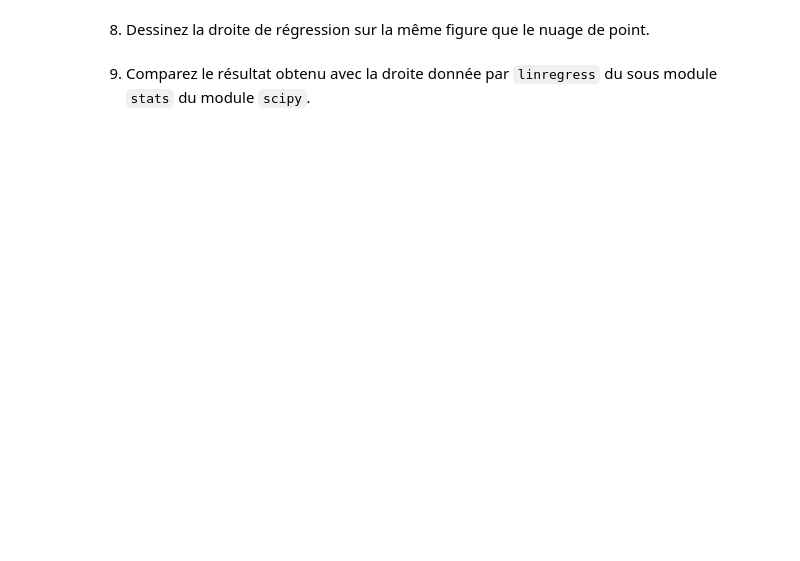
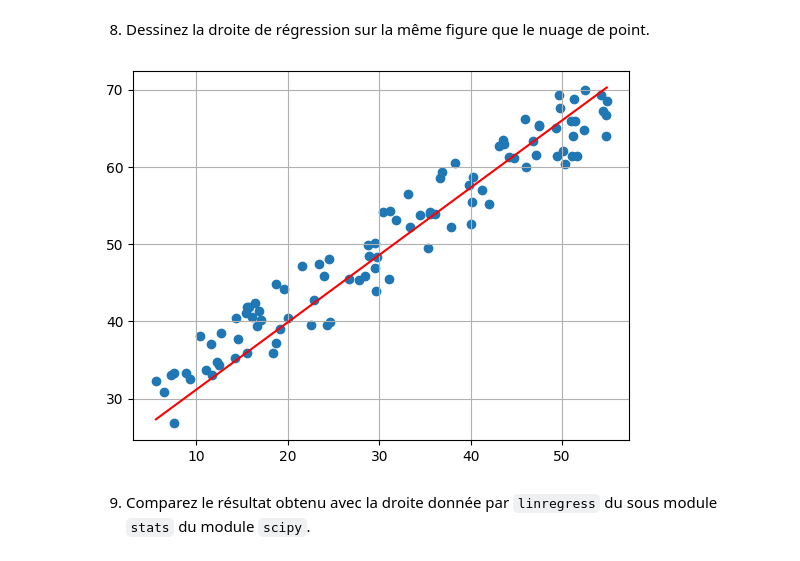
Before and after one commit to Daskans/FAC, a Jupyter notebook: M1 Info/IA/TD 3/deep_learning.ipynb, the cells around one changed output. Drawn from its saved outputs; the diff is of its cells as text; code cells hidden in the pictures; blank space fills up the shorter version.

```diff
--- a/M1 Info/IA/TD 3/deep_learning.ipynb
+++ b/M1 Info/IA/TD 3/deep_learning.ipynb
@@ -143,4 +183,13 @@ def train(x, y, eta, epochs):
 # %% [markdown]
 8. Dessinez la droite de régression sur la même figure que le nuage de point.
+# %%
+plt.grid()
+plt.scatter(X, Y)
+x_plot = np.linspace(X.min(), X.max(), 100)
+y_plot = w_trained * x_plot + b_trained
+plt.plot(x_plot, y_plot, color='red')
+plt.show()
+# %% [output]
+[figure, added]
 # %% [markdown]
 9. Comparez le résultat obtenu avec la droite donnée par <code>linregress</code> du sous module <code>stats</code> du module <code>scipy</code>.
```
Also changed, not shown: parts of 15 cells of this notebook, 2 other files.
